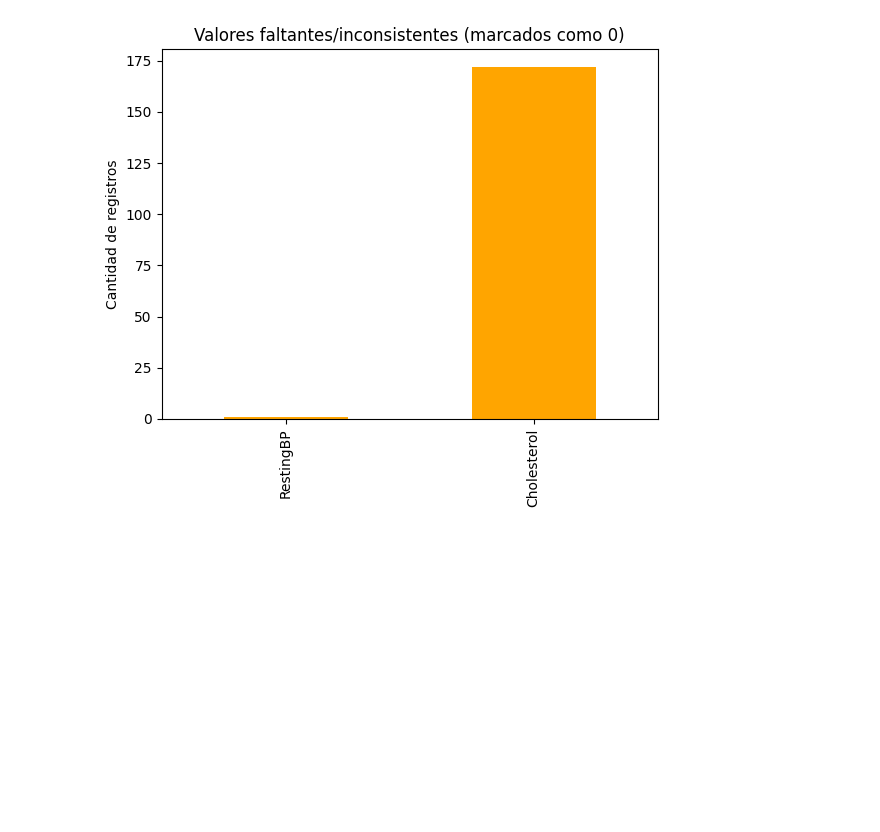
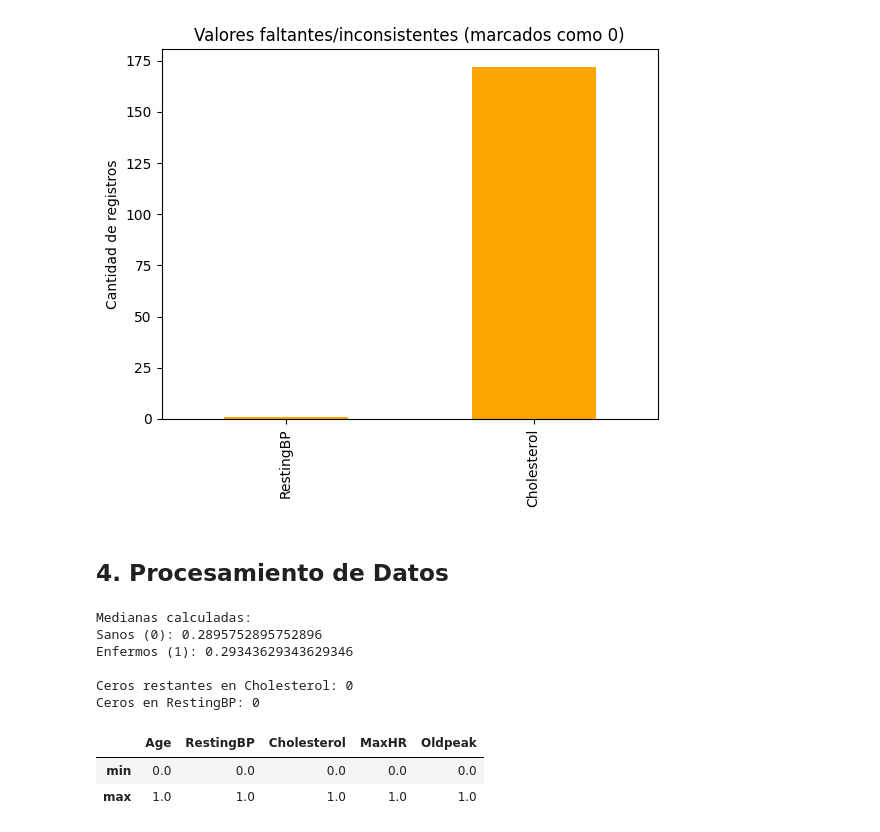
Before and after one commit to iRuperth/BeatSense, a Jupyter notebook: notebook/eda_heart_failure_i.ipynb, the cells around one changed output. Drawn from its saved outputs; the diff is of its cells as text; code cells hidden in the pictures; blank space fills up the shorter version.

```diff
--- a/notebook/eda_heart_failure_i.ipynb
+++ b/notebook/eda_heart_failure_i.ipynb
@@ -147,3 +147,54 @@ plt.show()
 Pacientes con RestingBP igual a 0: 1
 Pacientes con Cholesterol igual a 0: 172
 [figure]
+# %% [markdown]
+## 4. Procesamiento de Datos
+# %%
+# 4.1 Tratamiento avanzado de ceros (Imputación por grupos)
+
+# Calculamos las medianas para cada grupo (Sanos vs Enfermos)
+# Solo usamos los que tienen colesterol > 0 para que la mediana sea real
+medianas_por_grupo = df_eda[df_eda['Cholesterol'] != 0].groupby('HeartDisease')['Cholesterol'].median()
+
+print("Medianas calculadas:")
+print(f"Sanos (0): {medianas_por_grupo[0]}")
+print(f"Enfermos (1): {medianas_por_grupo[1]}")
+
+# Aplicamos la magia: si el colesterol es 0, le pone la mediana de su grupo
+df_eda['Cholesterol'] = df_eda.apply(
+    lambda x: medianas_por_grupo[x['HeartDisease']] if x['Cholesterol'] == 0 else x['Cholesterol'],
+    axis=1
+)
+
+# El de RestingBP lo arreglamos con la mediana general porque solo era 1 dato
+df_eda['RestingBP'] = df_eda['RestingBP'].replace(0, df_eda[df_eda['RestingBP'] != 0]['RestingBP'].median())
+
+# Comprobación final
+print(f"\nCeros restantes en Cholesterol: {(df_eda['Cholesterol'] == 0).sum()}")
+print(f"Ceros en RestingBP: {(df_eda['RestingBP'] == 0).sum()}")
+# %% [output]
+Medianas calculadas:
+Sanos (0): 0.2895752895752896
+Enfermos (1): 0.29343629343629346
+
+Ceros restantes en Cholesterol: 0
+Ceros en RestingBP: 0
+# %%
+# 4.2 Escalado de variables numéricas (Min-Max Scaling)
+from sklearn.preprocessing import MinMaxScaler
+
+# Creamos el objeto escalador
+scaler = MinMaxScaler()
+
+# Seleccionamos las columnas numéricas que queremos que pesen lo mismo
+cols_a_escalar = ['Age', 'RestingBP', 'Cholesterol', 'MaxHR', 'Oldpeak']
+
+# Aplicamos el escalado
+df_eda[cols_a_escalar] = scaler.fit_transform(df_eda[cols_a_escalar])
+
+# Comprobamos que ahora el máximo de todo es 1 y el mínimo es 0
+df_eda[cols_a_escalar].describe().loc[['min', 'max']]
+# %% [output]
+|  | Age | RestingBP | Cholesterol | MaxHR | Oldpeak |
+| min | 0.0 | 0.0 | 0.0 | 0.0 | 0.0 |
+| max | 1.0 | 1.0 | 1.0 | 1.0 | 1.0 |
```
Also changed, not shown: parts of 2 cells of this notebook.
